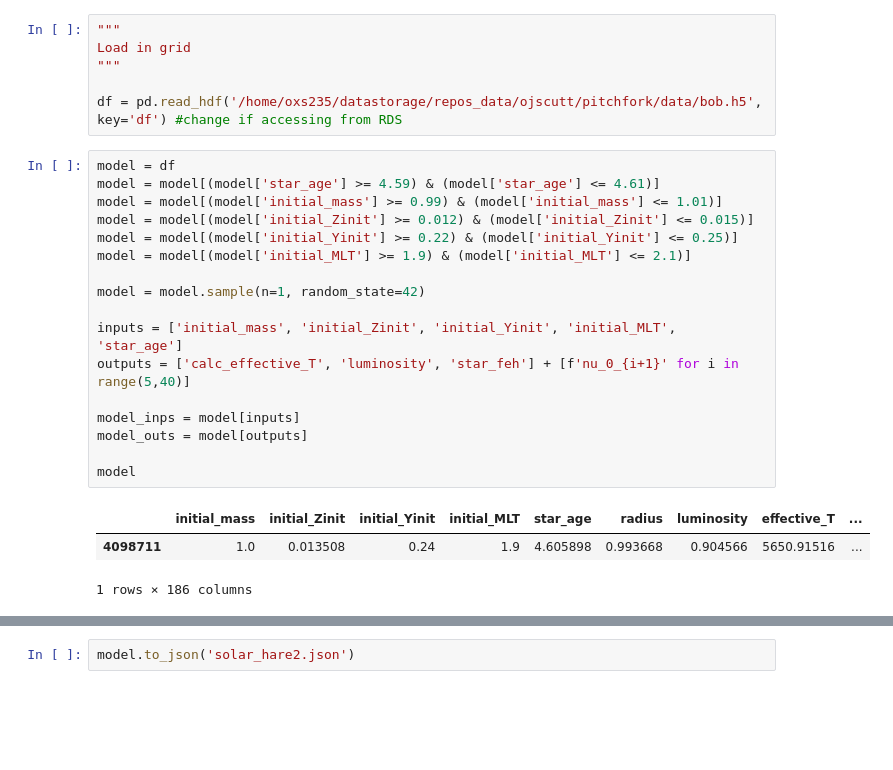
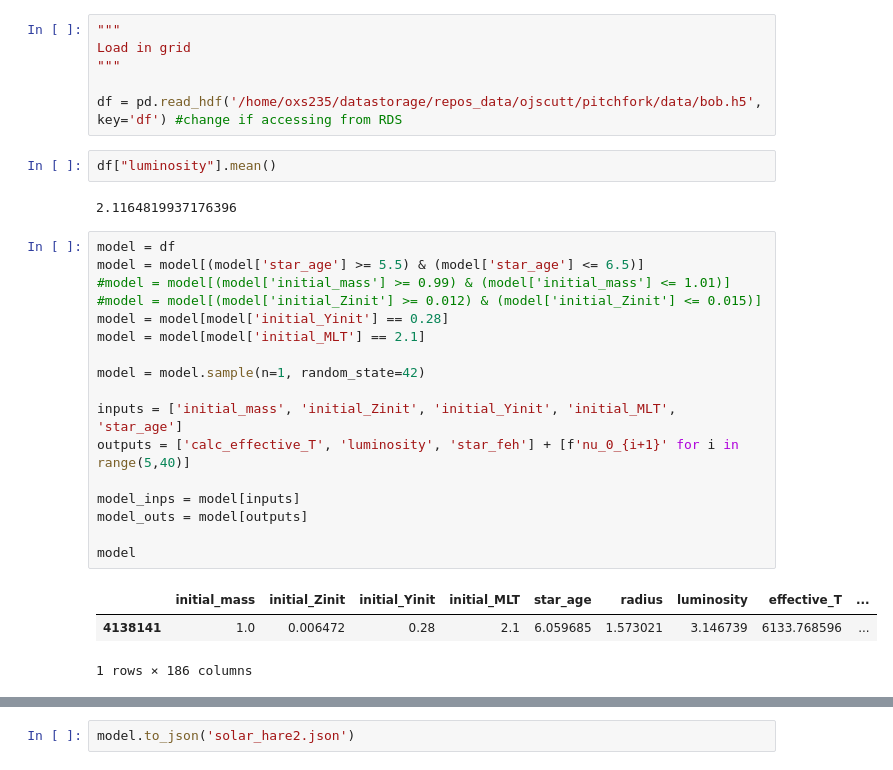
Before and after one commit to ojscutt/sl-pitchfork, a Jupyter notebook: hares-to-json.ipynb, the cells around one changed output, grey strips where cells are left out. Saved outputs shown, nothing was run; the diff lists cells and outputs as text; blank space fills up the shorter version.

```diff
--- a/hares-to-json.ipynb
+++ b/hares-to-json.ipynb
@@ -14,26 +14,30 @@ Load in grid
 """
 
 df = pd.read_hdf('/home/oxs235/datastorage/repos_data/ojscutt/pitchfork/data/bob.h5', key='df') #change if accessing from RDS
+# %%
+df["luminosity"].mean()
+# %% [output]
+2.1164819937176396
 # %%
 model = df
-model = model[(model['star_age'] >= 4.59) & (model['star_age'] <= 4.61)]
-model = model[(model['initial_mass'] >= 0.99) & (model['initial_mass'] <= 1.01)]
-model = model[(model['initial_Zinit'] >= 0.012) & (model['initial_Zinit'] <= 0.015)]
-model = model[(model['initial_Yinit'] >= 0.22) & (model['initial_Yinit'] <= 0.25)]
-model = model[(model['initial_MLT'] >= 1.9) & (model['initial_MLT'] <= 2.1)]
+model = model[(model['star_age'] >= 5.5) & (model['star_age'] <= 6.5)]
+#model = model[(model['initial_mass'] >= 0.99) & (model['initial_mass'] <= 1.01)]
+#model = model[(model['initial_Zinit'] >= 0.012) & (model['initial_Zinit'] <= 0.015)]
+model = model[model['initial_Yinit'] == 0.28]
+model = model[model['initial_MLT'] == 2.1]
 
 model = model.sample(n=1, random_state=42)
 
 inputs = ['initial_mass', 'initial_Zinit', 'initial_Yinit', 'initial_MLT', 'star_age']
 outputs = ['calc_effective_T', 'luminosity', 'star_feh'] + [f'nu_0_{i+1}' for i in range(5,40)]
 
 model_inps = model[inputs]
 model_outs = model[outputs]
 
 model
 # %% [output]
 |  | initial_mass | initial_Zinit | initial_Yinit | initial_MLT | star_age | radius | luminosity | effective_T | ... |
-| 4098711 | 1.0 | 0.013508 | 0.24 | 1.9 | 4.605898 | 0.993668 | 0.904566 | 5650.91516 | ... |
+| 4138141 | 1.0 | 0.006472 | 0.28 | 2.1 | 6.059685 | 1.573021 | 3.146739 | 6133.768596 | ... |
 1 rows × 186 columns
 # %%
 figure = corner.corner(df[inputs].sample(n=10000), hist_kwargs={'density':True}, truths=model_inps.values.flatten());
```
Also changed, not shown: parts of 1 cell of this notebook, 3 other files.
